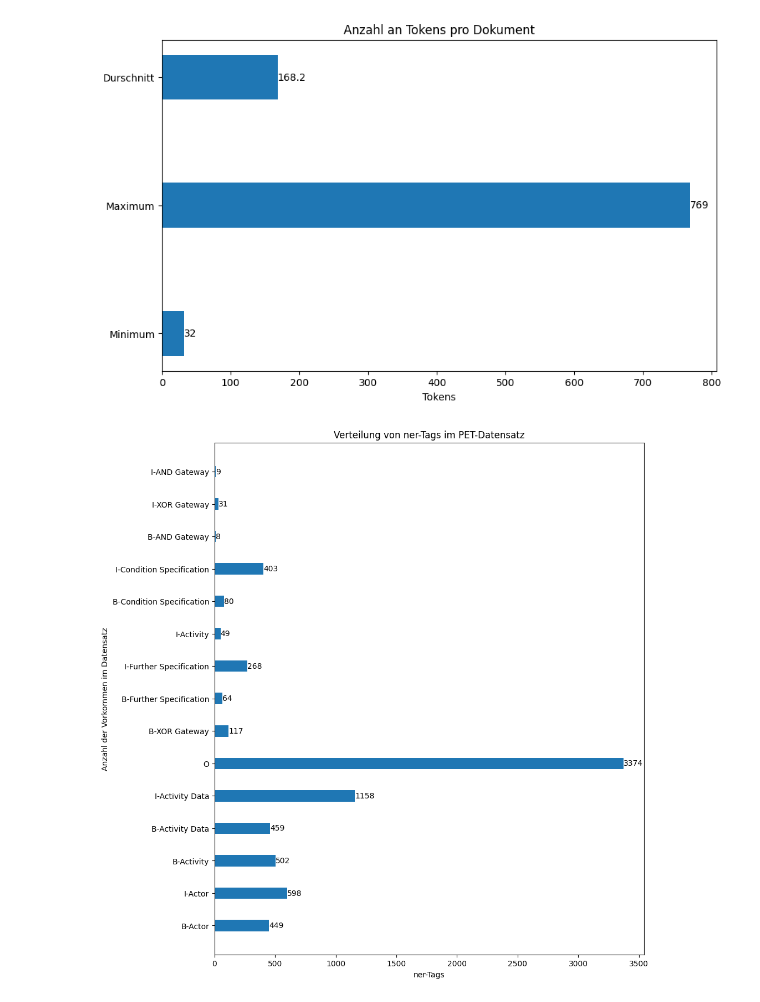
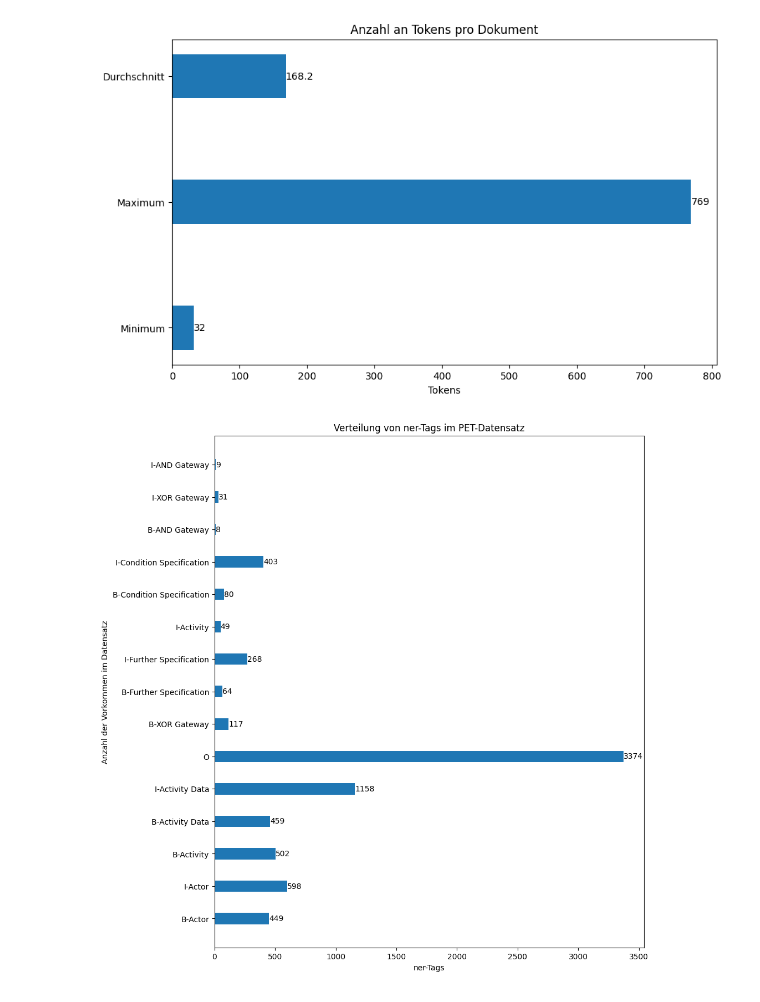
Before and after one commit to 0zelot12/automatic-annotation-chatgpt, a Jupyter notebook: PET.ipynb, the cells around one changed output. Drawn from its saved outputs; the diff is of its cells as text; code cells hidden in the pictures.

```diff
--- a/PET.ipynb
+++ b/PET.ipynb
@@ -96,28 +96,28 @@ for document in pet_documents:
 # %%
 total_tokens = 0
 for record in records:
     total_tokens += len(record.tokens)
 
 def get_lengths(documents):
     result = []
     for document in documents:
         result.append(len(document.tokens))
     return result
 
 
 min_tokens = min(get_lengths(records))
 max_tokens = max(get_lengths(records))
 avg_tokens = total_tokens / len(records)
 
 generate_horizontal_bar_chart(
     values=[min_tokens, max_tokens, avg_tokens],
-    categories=["Minimum", "Maximum", "Durschnitt"],
+    categories=["Minimum", "Maximum", "Durchschnitt"],
     xLabel="Tokens",
     yLabel="",
     title="Anzahl an Tokens pro Dokument"
 )
 # %% [output]
-[figure, old version]
+[figure, new version]
 # %%
 ner_tags = []
 for record in records:
```
